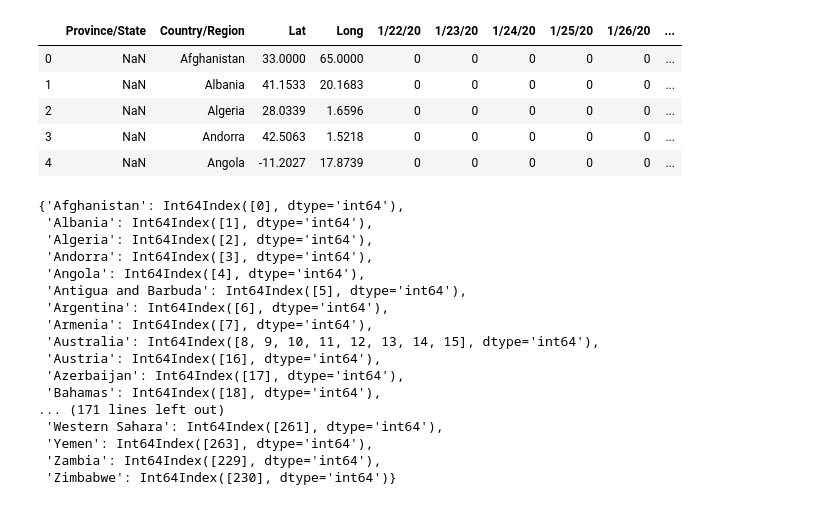
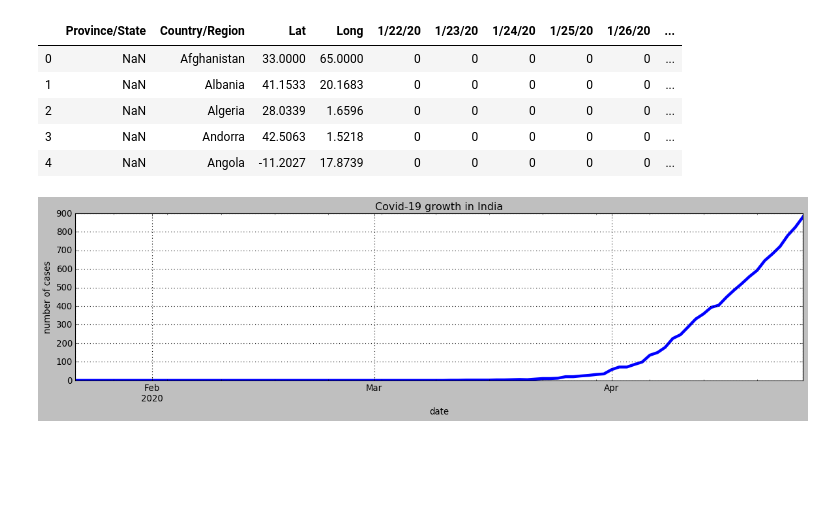
Before and after one commit to tharun-reddy/deep-learning-notebooks, a Jupyter notebook: covid-19 forecasting.ipynb, the cells around one changed output. Cells and saved outputs as stored; diff of their text form; code cells hidden in the pictures; blank space fills up the shorter version.

Commit message:
data exploration

```diff
--- a/covid-19 forecasting.ipynb
+++ b/covid-19 forecasting.ipynb
@@ -12,4 +15,5 @@ from matplotlib import pyplot as plt
 pd.options.display.max_rows = 1000
 pd.options.display.max_columns = 100
 %matplotlib inline
+plt.style.use('classic')
 dataset = Path('../datasets/COVID-19/csse_covid_19_data/csse_covid_19_time_series/time_series_covid19_deaths_global.csv')
@@ -15,0 +22,5 @@ dataset = Path('../datasets/COVID-19/csse_covid_19_data/csse_covid_19_time_serie
+# %%
+def get_by_country(country_name):
+    df_country = df[df['Country/Region']==country_name]
+    series = pd.Series(data=df_country.iloc[:, 4:].values[0], index=pd.to_datetime(df_country.iloc[:, 4:].columns))
+    return series
@@ -23,23 +36,14 @@ df.head()
 | 2 | NaN | Algeria | 28.0339 | 1.6596 | 0 | 0 | 0 | 0 | 0 | ... |
 | 3 | NaN | Andorra | 42.5063 | 1.5218 | 0 | 0 | 0 | 0 | 0 | ... |
 | 4 | NaN | Angola | -11.2027 | 17.8739 | 0 | 0 | 0 | 0 | 0 | ... |
-# %%
-df.groupby('Country/Region').groups
-# %% [output]
-{'Afghanistan': Int64Index([0], dtype='int64'),
- 'Albania': Int64Index([1], dtype='int64'),
- 'Algeria': Int64Index([2], dtype='int64'),
- 'Andorra': Int64Index([3], dtype='int64'),
- 'Angola': Int64Index([4], dtype='int64'),
- 'Antigua and Barbuda': Int64Index([5], dtype='int64'),
- 'Argentina': Int64Index([6], dtype='int64'),
- 'Armenia': Int64Index([7], dtype='int64'),
- 'Australia': Int64Index([8, 9, 10, 11, 12, 13, 14, 15], dtype='int64'),
- 'Austria': Int64Index([16], dtype='int64'),
- 'Azerbaijan': Int64Index([17], dtype='int64'),
- 'Bahamas': Int64Index([18], dtype='int64'),
-... (171 lines left out)
- 'Western Sahara': Int64Index([261], dtype='int64'),
- 'Yemen': Int64Index([263], dtype='int64'),
- 'Zambia': Int64Index([229], dtype='int64'),
- 'Zimbabwe': Int64Index([230], dtype='int64')}
+# %%
+country = 'India'
+df_india = get_by_country('India')
+df_india.plot.line(x=df_india.index, y=df_india.values, lw=4, figsize=(18, 4)).autoscale()
+plt.grid(True, linewidth=1)
+plt.xlabel('date')
+plt.ylabel('number of cases')
+plt.title(f'Covid-19 growth in {country}')
+plt.show()
+# %% [output]
+[figure, added]
```
Also changed, not shown: parts of 3 cells of this notebook.
